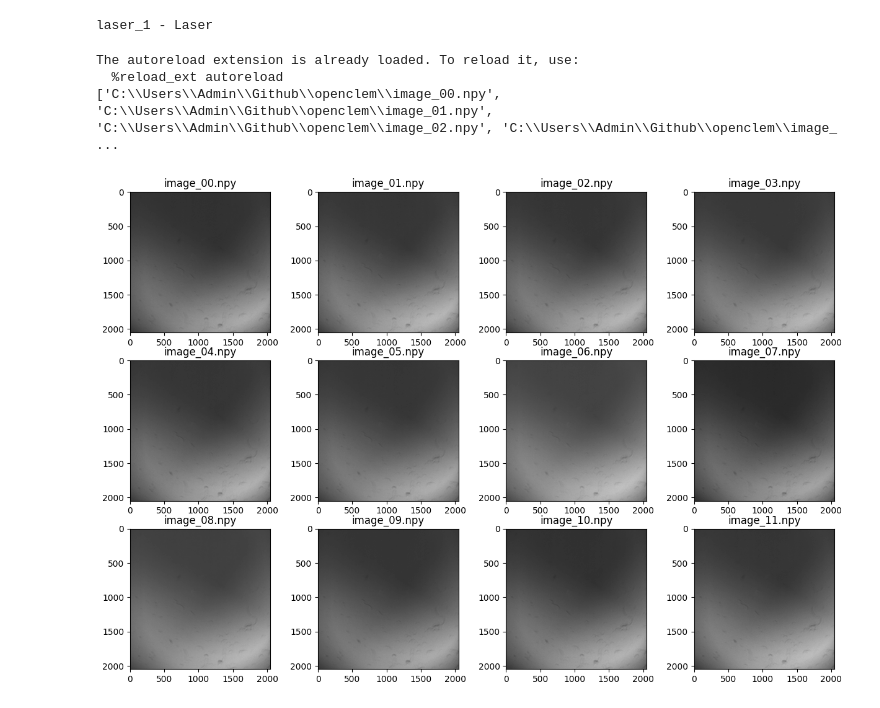
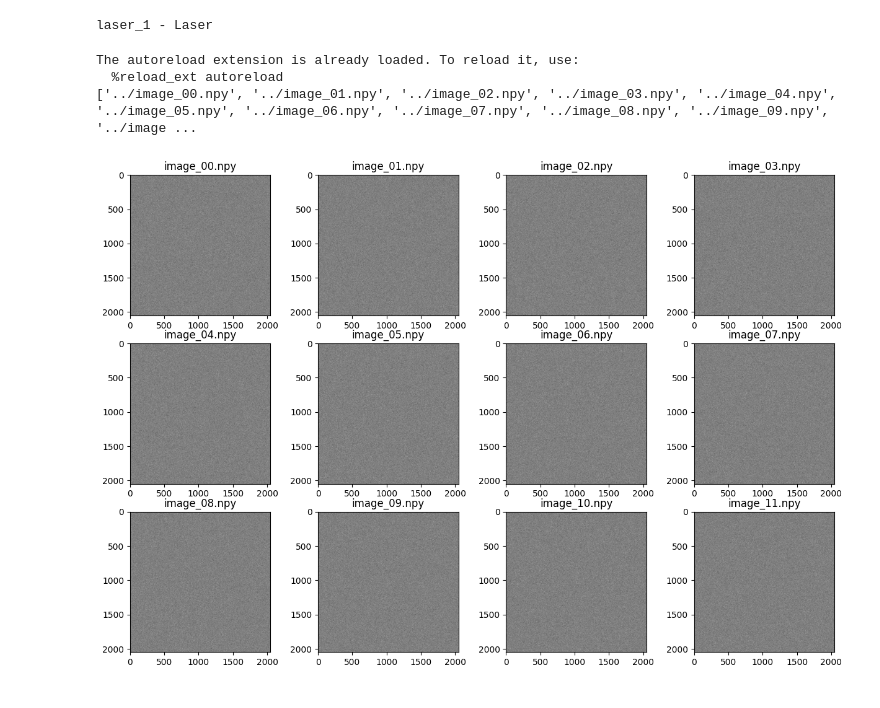
Before and after one commit to DeMarcoLab/openCLEM, a Jupyter notebook: scratch/notebook.ipynb, the cells around one changed output. Cells and saved outputs as stored; diff of their text form; code cells hidden in the pictures.

```diff
--- a/scratch/notebook.ipynb
+++ b/scratch/notebook.ipynb
@@ -92,23 +92,23 @@ laser_1 - Laser
 # %%
 %load_ext autoreload
 %autoreload 2
 
 import matplotlib.pyplot as plt
 import numpy as np
 import glob
-filenames = sorted(glob.glob(r"C:\Users\Admin\Github\openclem\image_*.npy"))
+filenames = sorted(glob.glob(r"../image_*.npy"))
 
 print(filenames)
 import os
 
 # plot as subplots
 fig, axs = plt.subplots(len(filenames)//4, 4, figsize=(15, 10))
 for i, fname in enumerate(filenames):
     arr = np.load(fname)
     axs[i//4, i%4].imshow(arr, cmap="gray")
     axs[i//4, i%4].set_title(os.path.basename(fname))
 # %% [output]
 The autoreload extension is already loaded. To reload it, use:
   %reload_ext autoreload
-['C:\\Users\\Admin\\Github\\openclem\\image_00.npy', 'C:\\Users\\Admin\\Github\\openclem\\image_01.npy', 'C:\\Users\\Admin\\Github\\openclem\\image_02.npy', 'C:\\Users\\Admin\\Github\\openclem\\image_ ...
+['../image_00.npy', '../image_01.npy', '../image_02.npy', '../image_03.npy', '../image_04.npy', '../image_05.npy', '../image_06.npy', '../image_07.npy', '../image_08.npy', '../image_09.npy', '../image ...
-[figure, old version]
+[figure, new version]
```
Also changed, not shown: 3 other files.
